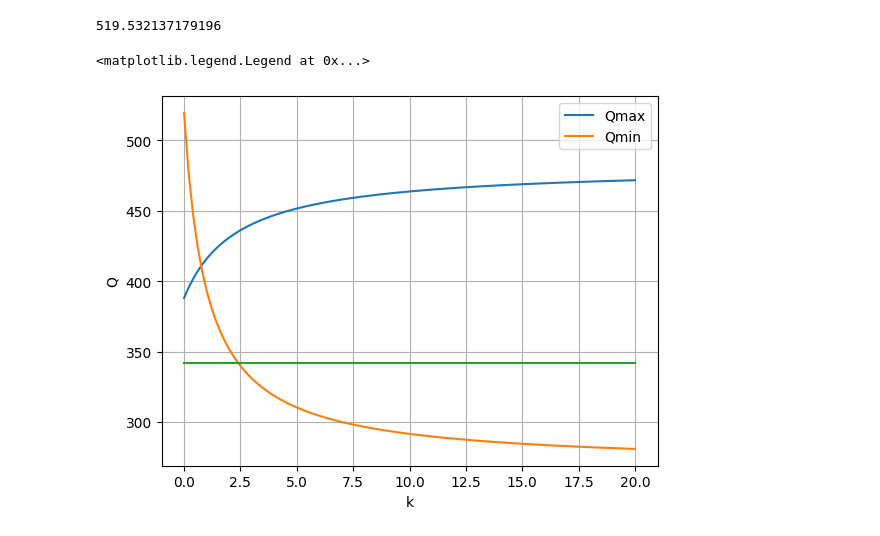
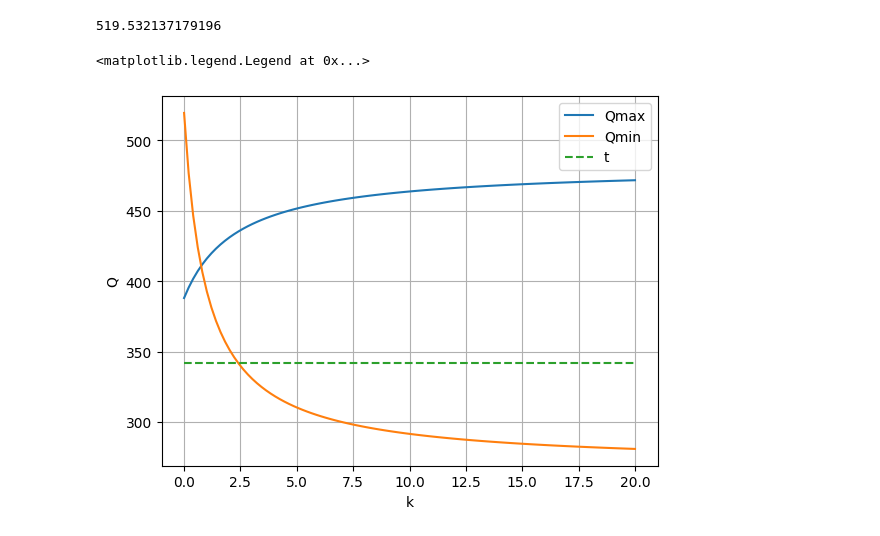
Before and after one commit to video-omnia/Planet-Earth-CW, a Jupyter notebook: Investigation 1.ipynb, the cells around one changed output. Saved outputs shown, nothing was run; the diff lists cells and outputs as text; code cells hidden in the pictures.

```diff
--- a/Investigation 1.ipynb
+++ b/Investigation 1.ipynb
@@ -74,11 +74,11 @@ kQminArray = Qmin(202,1.9,-10,kArray)
 # %%
 plt.plot(kArray, kQmaxArray,label='Qmax')
 plt.plot(kArray, kQminArray,label='Qmin')
-plt.plot([0, 20],[342, 342],label='')
+plt.plot([0, 20],[342, 342],"--",label='t')
 plt.xlabel('k')
 plt.ylabel('Q')
 plt.grid(1)
 plt.legend()
 # %% [output]
 <matplotlib.legend.Legend at 0x...>
-[figure, old version]
+[figure, new version]
```
Also changed, not shown: parts of 1 cell of this notebook.
